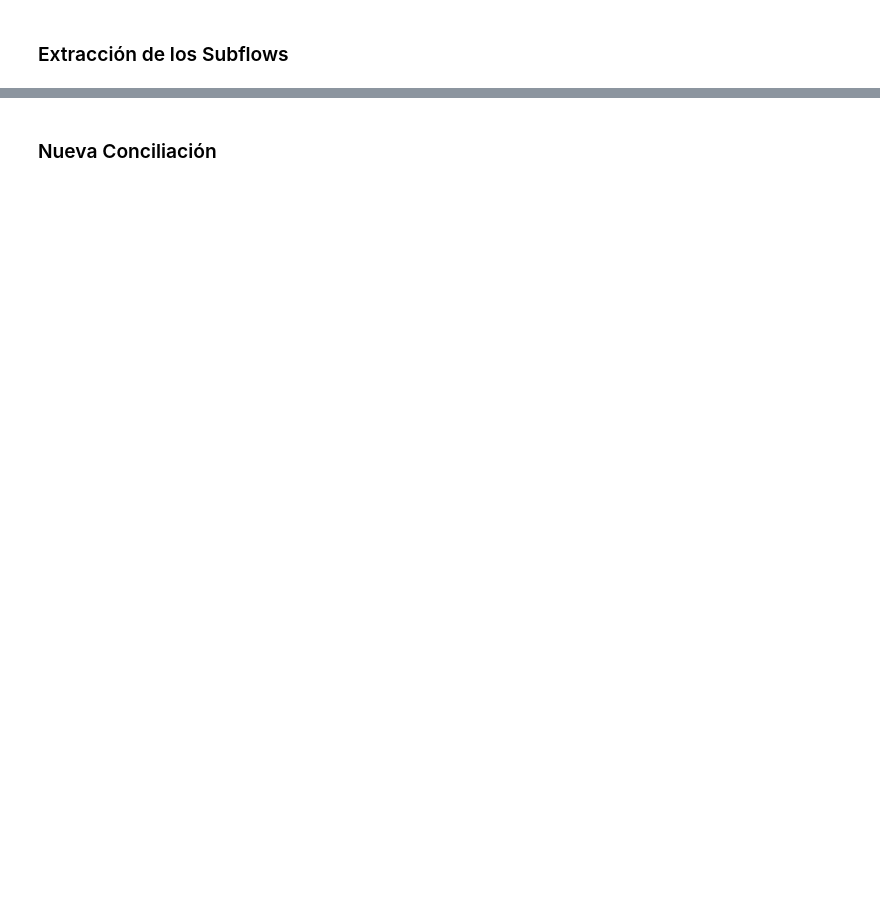
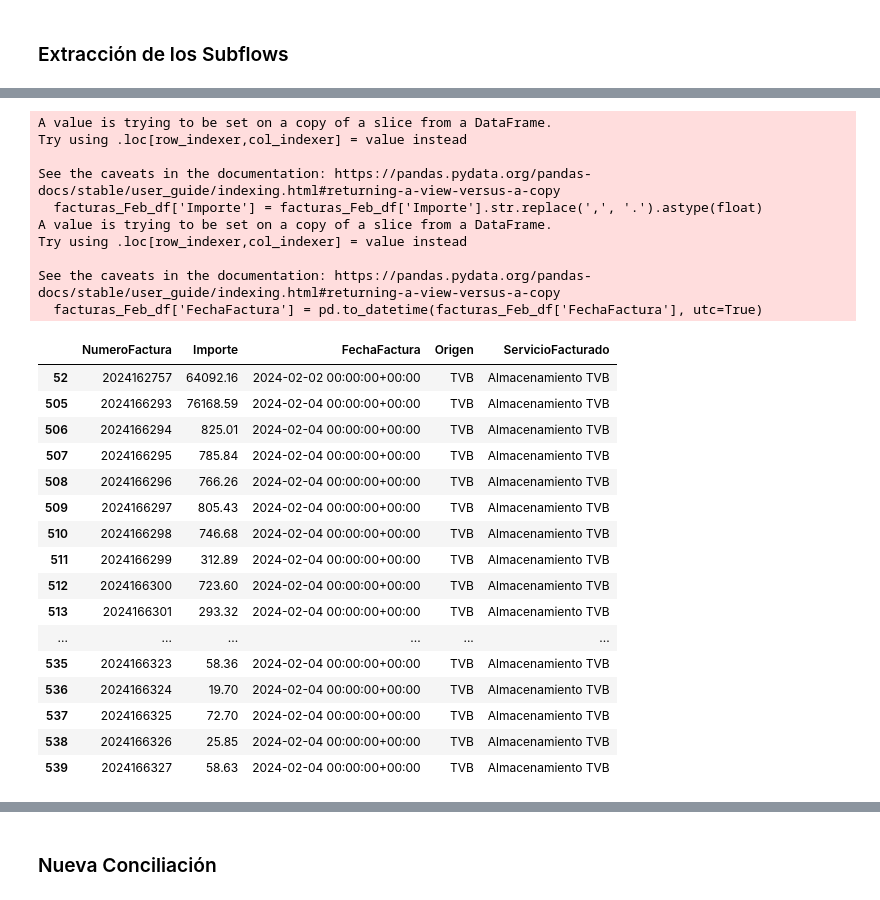
Before and after one commit to kikekzm/Data-Projects, a Jupyter notebook: ENGIE-Caso/Caso-Engie-Tips.ipynb, the cells around one changed output, grey strips where cells are left out. Saved outputs shown, nothing was run; the diff lists cells and outputs as text; code cells hidden in the pictures; blank space fills up the shorter version.

```diff
--- a/ENGIE-Caso/Caso-Engie-Tips.ipynb
+++ b/ENGIE-Caso/Caso-Engie-Tips.ipynb
@@ -566,0 +665,42 @@ También tenemos que lidiar con algunos problemas:
+# %%
+# filtramos los valores que queremos
+facturas_Feb_df = facturas_df[(facturas_df['Origen'].isin(['TVB'])) & (facturas_df['ServicioFacturado'].isin(['Almacenamiento TVB']))]
+
+# cambiamos el formato del importe
+facturas_Feb_df['Importe'] = facturas_Feb_df['Importe'].str.replace(',', '.').astype(float)
+
+# cambiamos el formato de la fecha
+facturas_Feb_df['FechaFactura'] = pd.to_datetime(facturas_Feb_df['FechaFactura'], utc=True)
+
+# filtramos para FEBRERO del 24
+facturas_Feb_df = facturas_Feb_df[(facturas_Feb_df['FechaFactura'].dt.month == 2) & (facturas_Feb_df['FechaFactura'].dt.year == 2024)]
+
+facturas_Feb_df.head(100)
+# %% [output]
+A value is trying to be set on a copy of a slice from a DataFrame.
+Try using .loc[row_indexer,col_indexer] = value instead
+
+See the caveats in the documentation: https://pandas.pydata.org/pandas-docs/stable/user_guide/indexing.html#returning-a-view-versus-a-copy
+  facturas_Feb_df['Importe'] = facturas_Feb_df['Importe'].str.replace(',', '.').astype(float)
+A value is trying to be set on a copy of a slice from a DataFrame.
+Try using .loc[row_indexer,col_indexer] = value instead
+
+See the caveats in the documentation: https://pandas.pydata.org/pandas-docs/stable/user_guide/indexing.html#returning-a-view-versus-a-copy
+  facturas_Feb_df['FechaFactura'] = pd.to_datetime(facturas_Feb_df['FechaFactura'], utc=True)
+|  | NumeroFactura | Importe | FechaFactura | Origen | ServicioFacturado |
+| 52 | 2024162757 | 64092.16 | 2024-02-02 00:00:00+00:00 | TVB | Almacenamiento TVB |
+| 505 | 2024166293 | 76168.59 | 2024-02-04 00:00:00+00:00 | TVB | Almacenamiento TVB |
+| 506 | 2024166294 | 825.01 | 2024-02-04 00:00:00+00:00 | TVB | Almacenamiento TVB |
+| 507 | 2024166295 | 785.84 | 2024-02-04 00:00:00+00:00 | TVB | Almacenamiento TVB |
+| 508 | 2024166296 | 766.26 | 2024-02-04 00:00:00+00:00 | TVB | Almacenamiento TVB |
+| 509 | 2024166297 | 805.43 | 2024-02-04 00:00:00+00:00 | TVB | Almacenamiento TVB |
+| 510 | 2024166298 | 746.68 | 2024-02-04 00:00:00+00:00 | TVB | Almacenamiento TVB |
+| 511 | 2024166299 | 312.89 | 2024-02-04 00:00:00+00:00 | TVB | Almacenamiento TVB |
+| 512 | 2024166300 | 723.60 | 2024-02-04 00:00:00+00:00 | TVB | Almacenamiento TVB |
+| 513 | 2024166301 | 293.32 | 2024-02-04 00:00:00+00:00 | TVB | Almacenamiento TVB |
+| ... | ... | ... | ... | ... | ... |
+| 535 | 2024166323 | 58.36 | 2024-02-04 00:00:00+00:00 | TVB | Almacenamiento TVB |
+| 536 | 2024166324 | 19.70 | 2024-02-04 00:00:00+00:00 | TVB | Almacenamiento TVB |
+| 537 | 2024166325 | 72.70 | 2024-02-04 00:00:00+00:00 | TVB | Almacenamiento TVB |
+| 538 | 2024166326 | 25.85 | 2024-02-04 00:00:00+00:00 | TVB | Almacenamiento TVB |
+| 539 | 2024166327 | 58.63 | 2024-02-04 00:00:00+00:00 | TVB | Almacenamiento TVB |
```
Also changed, not shown: parts of 22 cells of this notebook.
